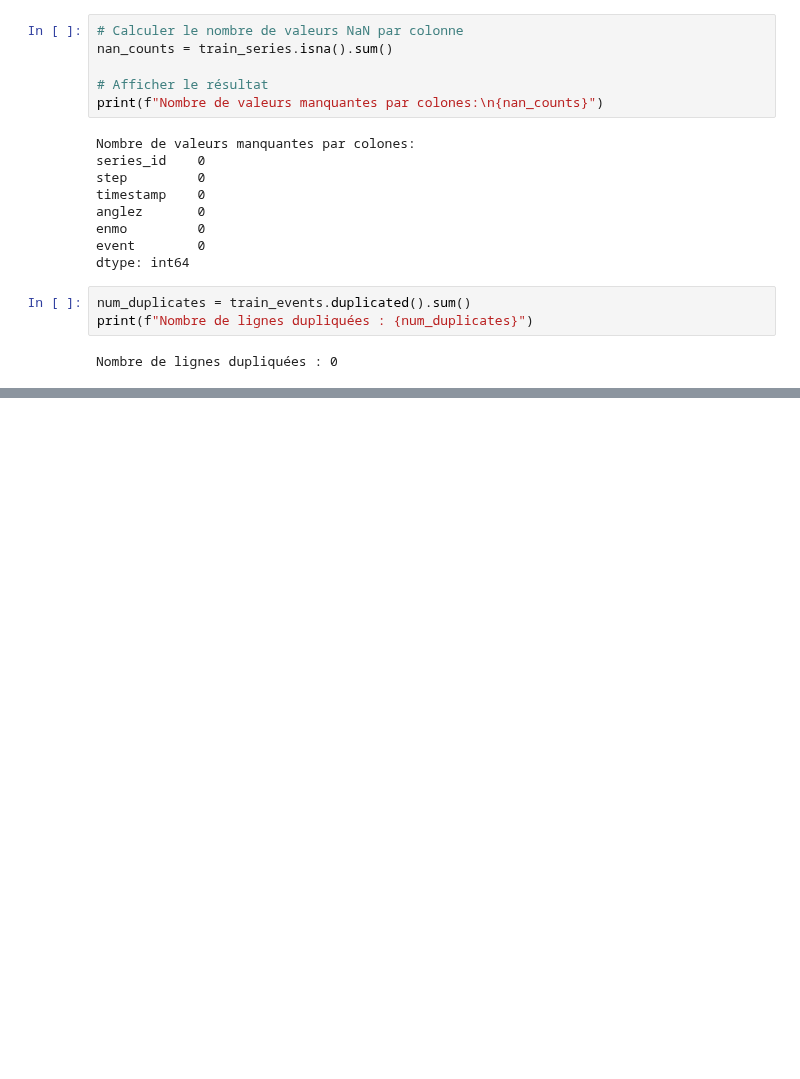
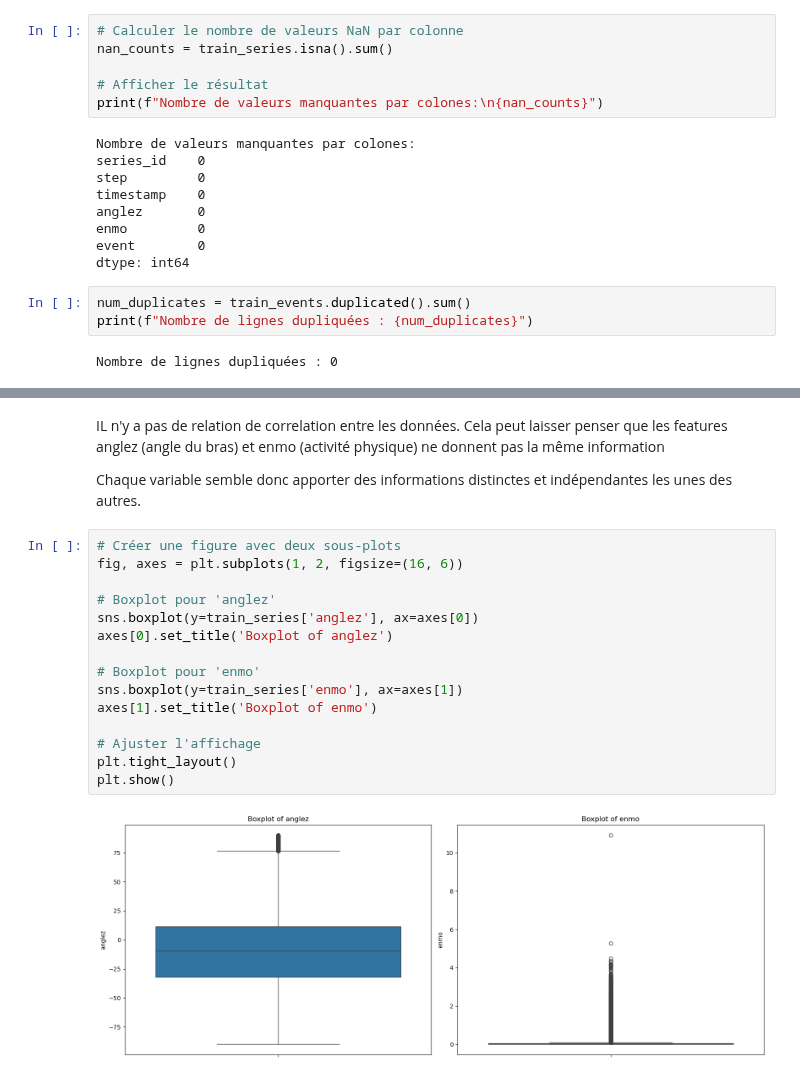
Before and after one commit to theo-serralta/sleep-states, a Jupyter notebook: src/Visualization_and_PreProcessing_Theo.ipynb, the cells around one changed output, grey strips where cells are left out. Cells and saved outputs as stored; diff of their text form; blank space fills up the shorter version.

```diff
--- a/src/Visualization_and_PreProcessing_Theo.ipynb
+++ b/src/Visualization_and_PreProcessing_Theo.ipynb
@@ -204,0 +269,21 @@ Nombre de lignes dupliquées : 0
+# %% [markdown]
+IL n'y a pas de relation de correlation entre les données. Cela peut laisser penser que les features anglez (angle du bras) et enmo (activité physique) ne donnent pas la même information
+
+Chaque variable semble donc apporter des informations distinctes et indépendantes les unes des autres.
+# %%
+# Créer une figure avec deux sous-plots
+fig, axes = plt.subplots(1, 2, figsize=(16, 6))
+
+# Boxplot pour 'anglez'
+sns.boxplot(y=train_series['anglez'], ax=axes[0])
+axes[0].set_title('Boxplot of anglez')
+
+# Boxplot pour 'enmo'
+sns.boxplot(y=train_series['enmo'], ax=axes[1])
+axes[1].set_title('Boxplot of enmo')
+
+# Ajuster l'affichage
+plt.tight_layout()
+plt.show()
+# %% [output]
+[figure, added]
```
Also changed, not shown: parts of 8 cells of this notebook.
